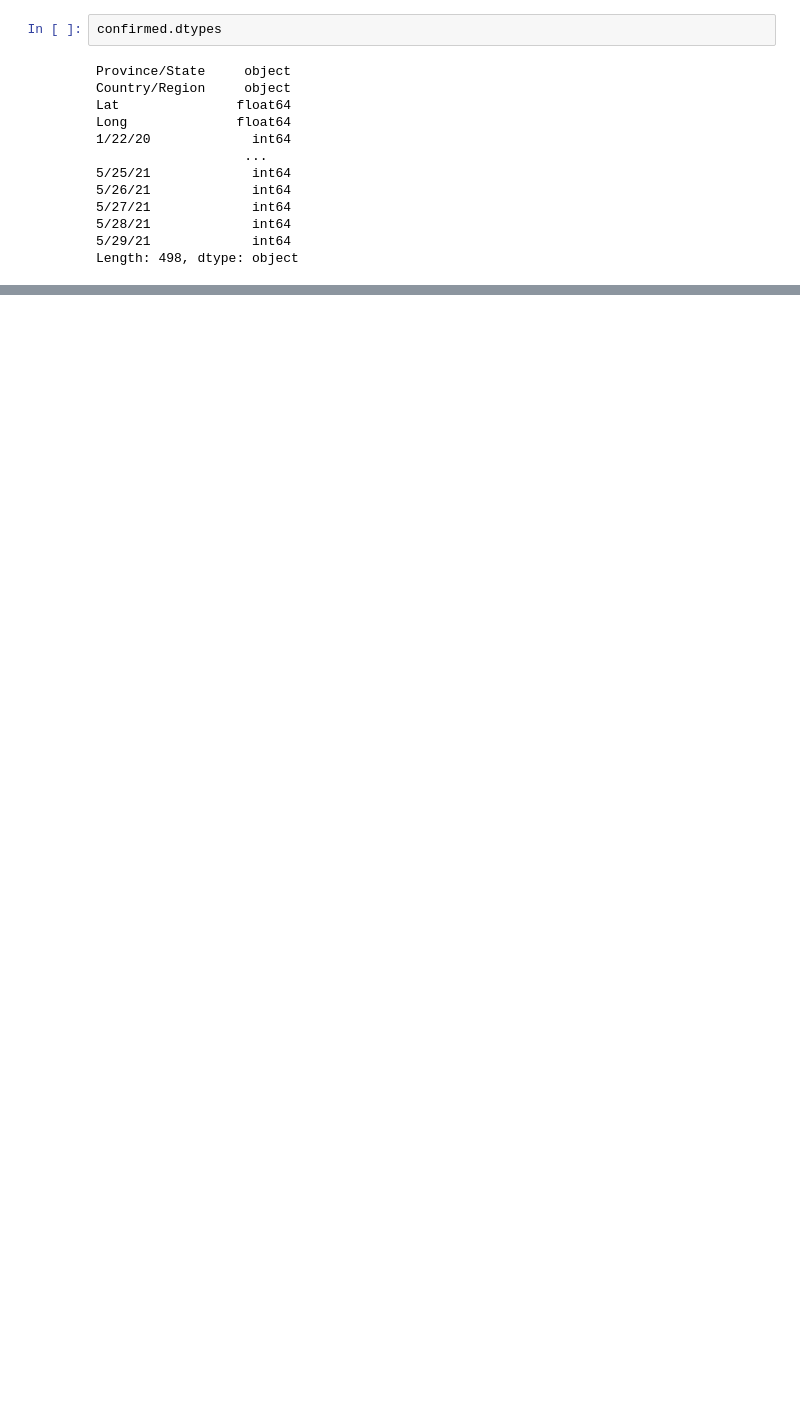
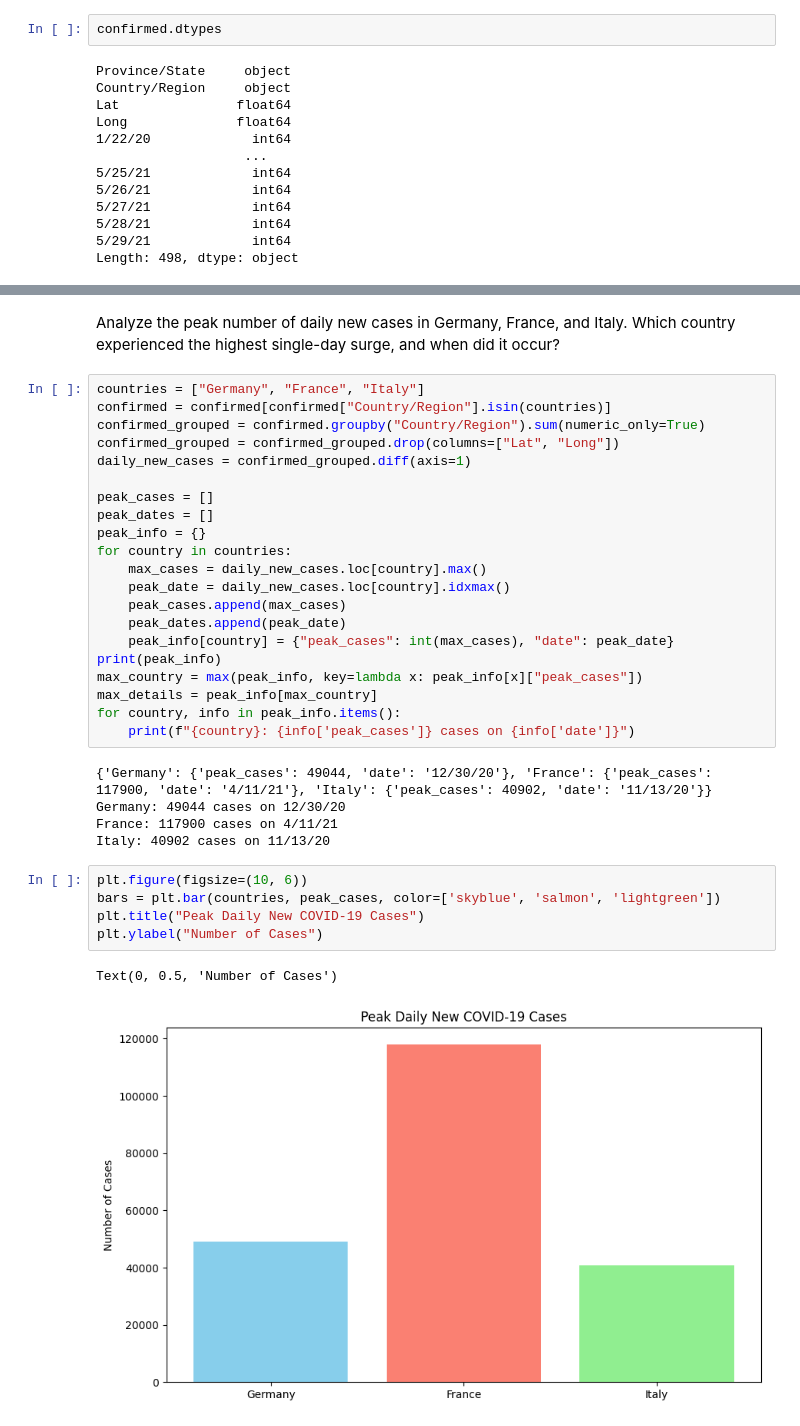
Before and after one commit to Haze45/Covid-19-Case-Study, a Jupyter notebook: Covid19.ipynb, the cells around one changed output, grey strips where cells are left out. Cells and saved outputs as stored; diff of their text form; blank space fills up the shorter version.

```diff
--- a/Covid19.ipynb
+++ b/Covid19.ipynb
@@ -96,0 +258,36 @@ Length: 498, dtype: object
+# %% [markdown]
+Analyze the peak number of daily new cases in Germany, France, and Italy. Which country experienced the highest single-day surge, and when did it occur?
+# %%
+countries = ["Germany", "France", "Italy"]
+confirmed = confirmed[confirmed["Country/Region"].isin(countries)]
+confirmed_grouped = confirmed.groupby("Country/Region").sum(numeric_only=True)
+confirmed_grouped = confirmed_grouped.drop(columns=["Lat", "Long"])
+daily_new_cases = confirmed_grouped.diff(axis=1)
+
+peak_cases = []
+peak_dates = []
+peak_info = {}
+for country in countries:
+    max_cases = daily_new_cases.loc[country].max()
+    peak_date = daily_new_cases.loc[country].idxmax()
+    peak_cases.append(max_cases)
+    peak_dates.append(peak_date)
+    peak_info[country] = {"peak_cases": int(max_cases), "date": peak_date}
+print(peak_info)
+max_country = max(peak_info, key=lambda x: peak_info[x]["peak_cases"])
+max_details = peak_info[max_country]
+for country, info in peak_info.items():
+    print(f"{country}: {info['peak_cases']} cases on {info['date']}")
+# %% [output]
+{'Germany': {'peak_cases': 49044, 'date': '12/30/20'}, 'France': {'peak_cases': 117900, 'date': '4/11/21'}, 'Italy': {'peak_cases': 40902, 'date': '11/13/20'}}
+Germany: 49044 cases on 12/30/20
+France: 117900 cases on 4/11/21
+Italy: 40902 cases on 11/13/20
+# %%
+plt.figure(figsize=(10, 6))
+bars = plt.bar(countries, peak_cases, color=['skyblue', 'salmon', 'lightgreen'])
+plt.title("Peak Daily New COVID-19 Cases")
+plt.ylabel("Number of Cases")
+# %% [output]
+Text(0, 0.5, 'Number of Cases')
+[figure, added]
```
Also changed, not shown: parts of 32 cells of this notebook, 1 other file.
